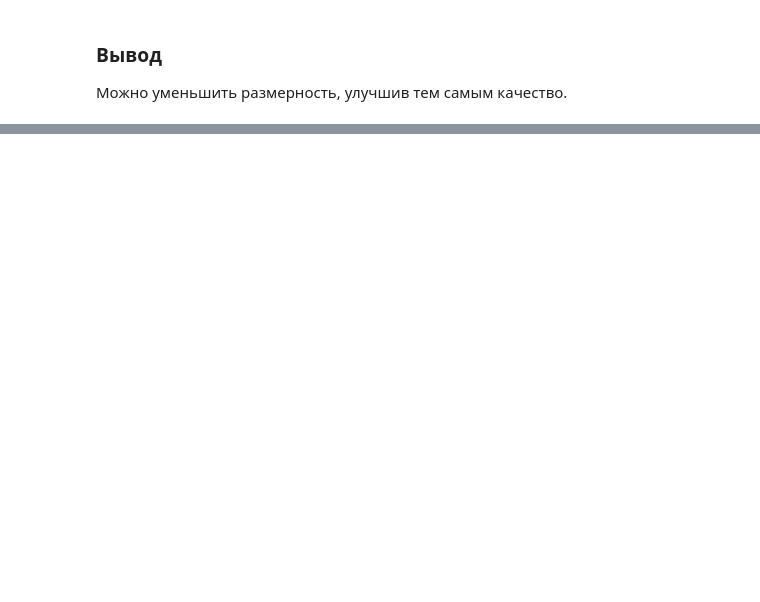
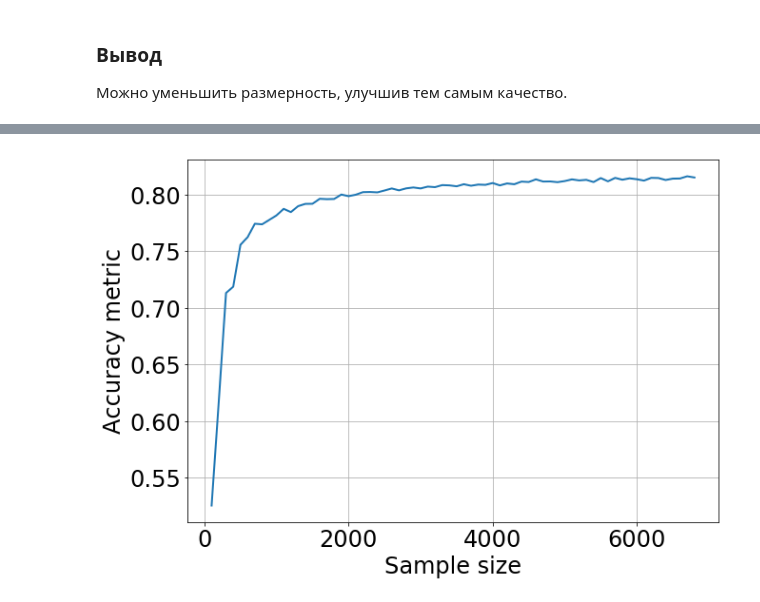
Before and after one commit to Intelligent-Systems-Phystech/StartCode, a Jupyter notebook: Murzaev2018ProblemMNIST/MNIST.ipynb, the cells around one changed output, grey strips where cells are left out. Drawn from its saved outputs; the diff is of its cells as text; code cells hidden in the pictures; blank space fills up the shorter version.

```diff
--- a/Murzaev2018ProblemMNIST/MNIST.ipynb
+++ b/Murzaev2018ProblemMNIST/MNIST.ipynb
@@ -100,0 +96,24 @@ plt.show()
+# %%
+### Your code here
+accuracy_scores = []
+std_of_accuracy_2 = []
+number_of_run = 5
+for sample_size in range(1000, X_train.shape[0], 1000):
+    scores = []
+    for i in range(number_of_run):
+        pca = PCA(n_components=components)
+        used_indices = np.random.choice(np.arange(X_train.shape[0]), sample_size, replace=False)
+        X_train_lowdim = pca.fit_transform(X_train[used_indices].reshape([-1, 784]))
+        lr.fit(X_train_lowdim, y_train[used_indices])
+        scores.append(accuracy_score(y_test, lr.predict(pca.transform(X_test.reshape([-1, 784])))))
+    accuracy_scores.append(np.mean(scores))
+    std_of_accuracy_2.append(np.std(scores))
+# %%
+plt.figure(figsize=(10,7))
+plt.plot(range(100, (len(accuracy_scores) + 1) * 100, 100), accuracy_scores)
+plt.grid()
+plt.xlabel("Sample size")
+plt.ylabel("Accuracy metric")
+plt.show()
+# %% [output]
+[figure, added]
```
Also changed, not shown: parts of 6 cells of this notebook.
